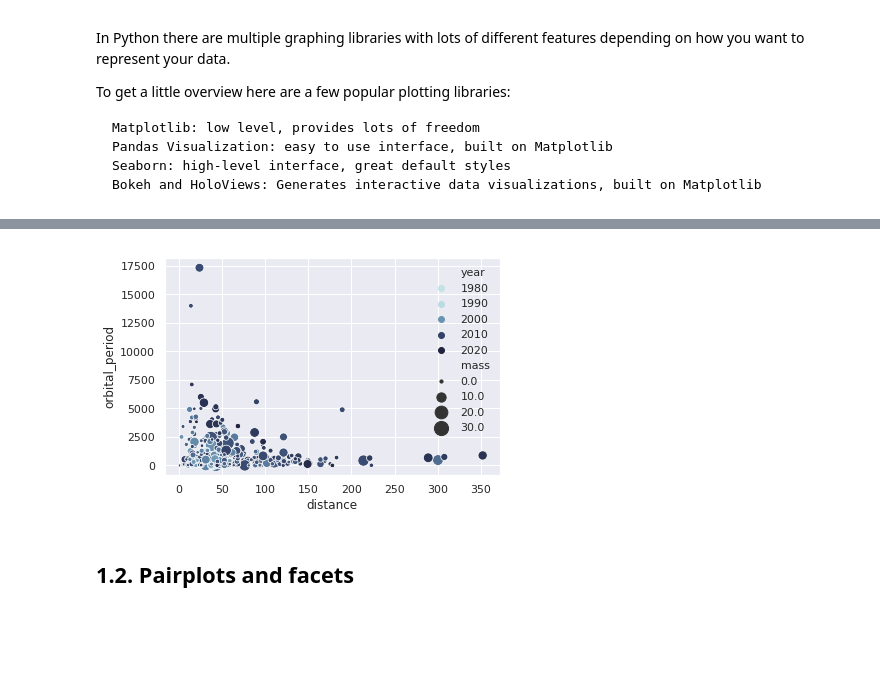
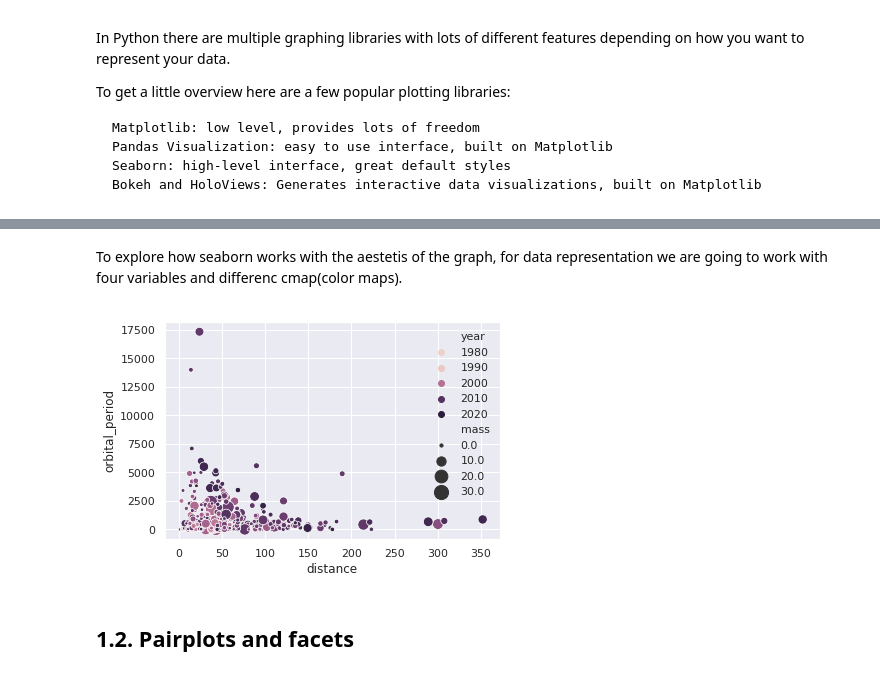
Before and after one commit to ScientificDetectivesAgency/DataScience, a Jupyter notebook: Data Visualization.ipynb, the cells around one changed output, grey strips where cells are left out. Cells and saved outputs as stored; diff of their text form; code cells hidden in the pictures; blank space fills up the shorter version.

```diff
--- a/Data Visualization.ipynb
+++ b/Data Visualization.ipynb
@@ -99,8 +102,13 @@ planets.head()
+# %% [markdown]
+To explore how seaborn works with the aestetis of the graph, for data representation we are going to work with four variables and differenc cmap(color maps).
 # %%
-cmap = sns.cubehelix_palette(rot=-.2, as_cmap=True)
+cmap1 =  sns.cubehelix_palette(rot=-.2, light=6, as_cmap=True)
+
+#cmap_2 = sns.dark_palette("muted purple"", as_cmap=True)
+
 ax = sns.scatterplot(x="distance", y="orbital_period",
                      hue="year", size="mass",
-                     palette=cmap, sizes=(10, 200),
+                     cmap=cmap1, sizes=(10, 200),
                      data=planets)
 # %% [output]
-[figure, old version]
+[figure, new version]
```
Also changed, not shown: parts of 11 cells of this notebook.
